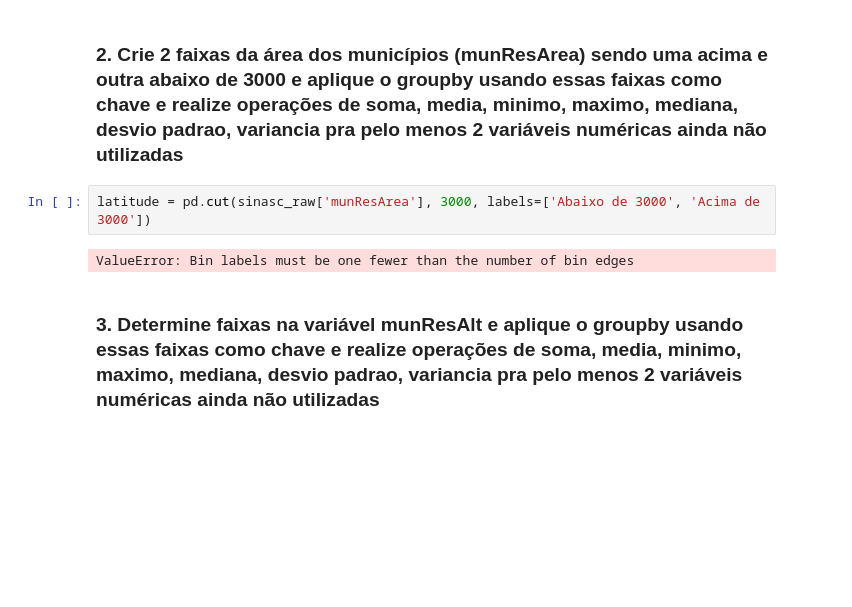
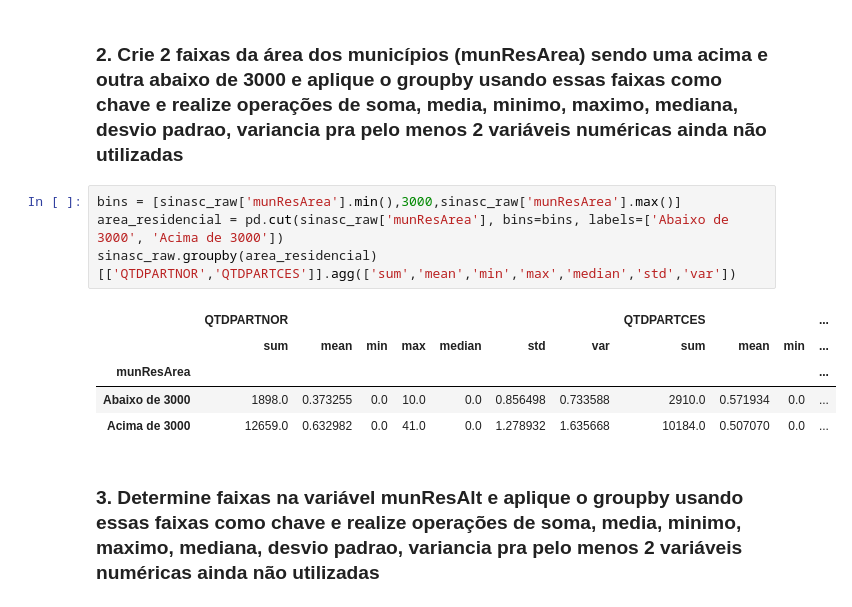
Before and after one commit to thomasgcosta/datascience-ebac, a Jupyter notebook: Tarefas/Mod9Tarefa2.ipynb, the cells around one changed output. Saved outputs shown, nothing was run; the diff lists cells and outputs as text; blank space fills up the shorter version.

```diff
--- a/Tarefas/Mod9Tarefa2.ipynb
+++ b/Tarefas/Mod9Tarefa2.ipynb
@@ -50,8 +55,14 @@ ValueError: `bins` should be a positive integer.
 # %% [markdown]
 ### 2. Crie 2 faixas da área dos municípios (munResArea) sendo uma acima e outra abaixo de 3000 e aplique o groupby usando essas faixas como chave e realize operações de soma, media, minimo, maximo, mediana, desvio padrao, variancia pra pelo menos 2 variáveis numéricas ainda não utilizadas
 # %%
-latitude = pd.cut(sinasc_raw['munResArea'], 3000, labels=['Abaixo de 3000', 'Acima de 3000'])
+bins = [sinasc_raw['munResArea'].min(),3000,sinasc_raw['munResArea'].max()]
+area_residencial = pd.cut(sinasc_raw['munResArea'], bins=bins, labels=['Abaixo de 3000', 'Acima de 3000'])
+sinasc_raw.groupby(area_residencial)[['QTDPARTNOR','QTDPARTCES']].agg(['sum','mean','min','max','median','std','var'])
 # %% [output]
-ValueError: Bin labels must be one fewer than the number of bin edges
+|  | QTDPARTNOR |  |  |  |  |  |  | QTDPARTCES |  |  | ... |
+|  | sum | mean | min | max | median | std | var | sum | mean | min | ... |
+| munResArea |  |  |  |  |  |  |  |  |  |  | ... |
+| Abaixo de 3000 | 1898.0 | 0.373255 | 0.0 | 10.0 | 0.0 | 0.856498 | 0.733588 | 2910.0 | 0.571934 | 0.0 | ... |
+| Acima de 3000 | 12659.0 | 0.632982 | 0.0 | 41.0 | 0.0 | 1.278932 | 1.635668 | 10184.0 | 0.507070 | 0.0 | ... |
 # %% [markdown]
 ### 3. Determine faixas na variável munResAlt e aplique o groupby usando essas faixas como chave e realize operações de soma, media, minimo, maximo, mediana, desvio padrao, variancia pra pelo menos 2 variáveis numéricas ainda não utilizadas
```
Also changed, not shown: parts of 6 cells of this notebook, 1 other file.
